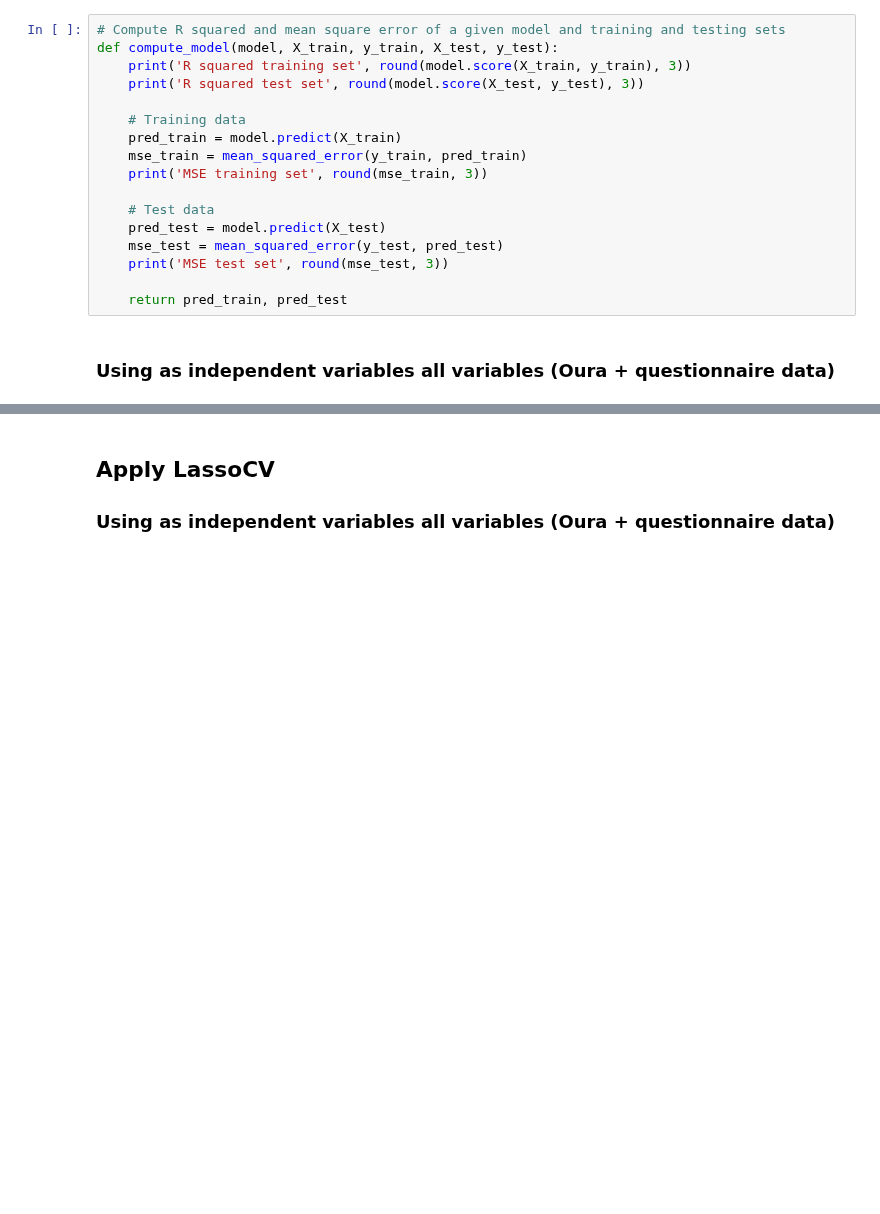
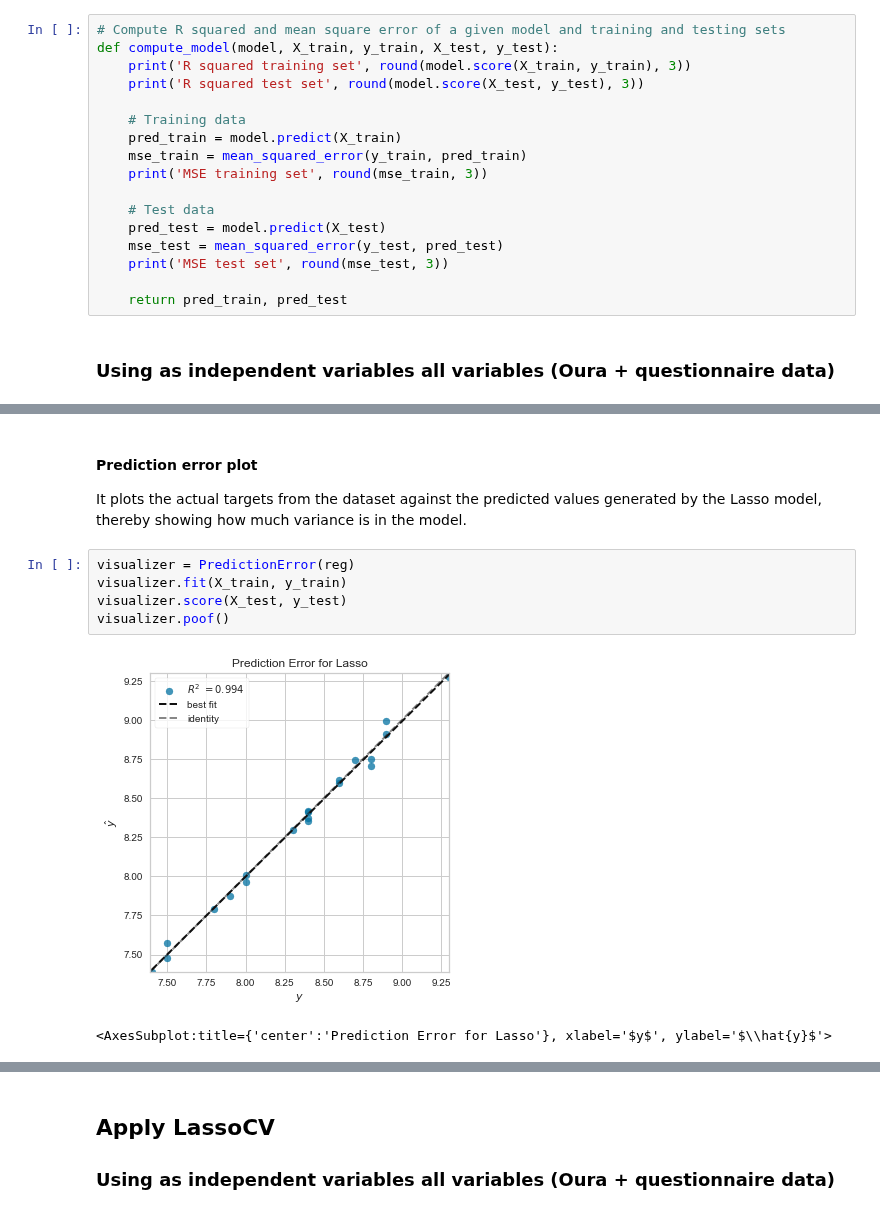
Before and after one commit to thalianajjar/internship_code, a Jupyter notebook: oura_model.ipynb, the cells around one changed output, grey strips where cells are left out. Cells and saved outputs as stored; diff of their text form; blank space fills up the shorter version.

```diff
--- a/oura_model.ipynb
+++ b/oura_model.ipynb
@@ -180,0 +184,11 @@ plt.show()
+# %% [markdown]
+#### Prediction error plot
+It plots the actual targets from the dataset against the predicted values generated by the Lasso model, thereby showing how much variance is in the model.
+# %%
+visualizer = PredictionError(reg)
+visualizer.fit(X_train, y_train)
+visualizer.score(X_test, y_test)
+visualizer.poof()
+# %% [output]
+[figure, added]
+<AxesSubplot:title={'center':'Prediction Error for Lasso'}, xlabel='$y$', ylabel='$\\hat{y}$'>
```
Also changed, not shown: parts of 13 cells of this notebook.
